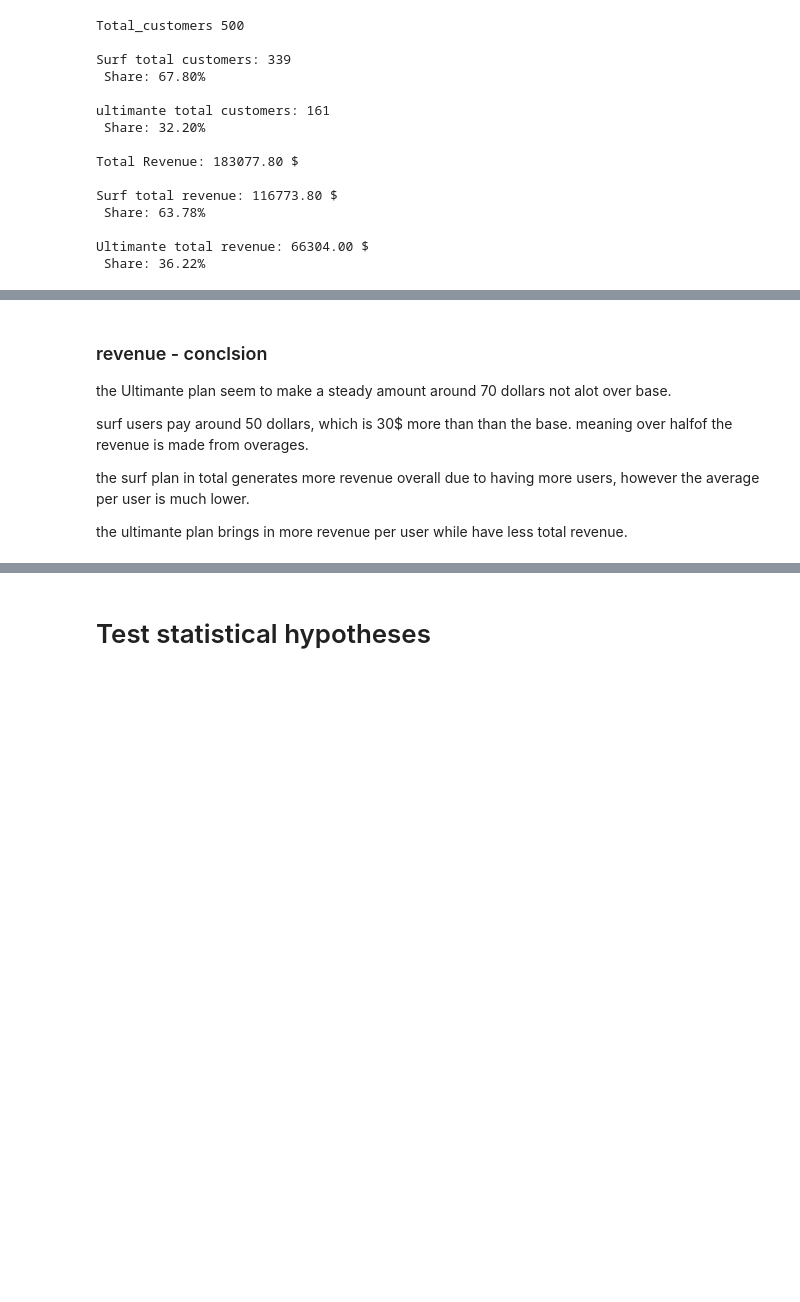
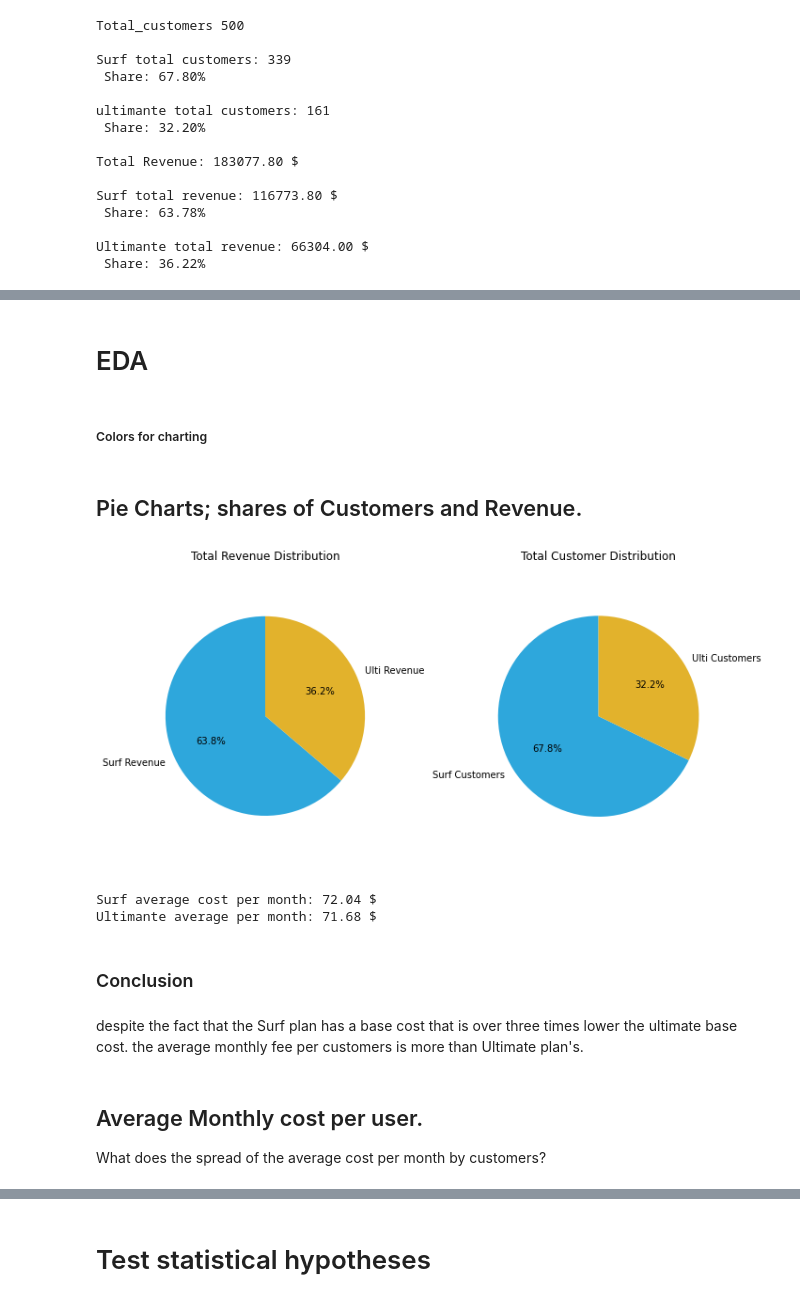
Before and after one commit to metanameEricRoss/MegaLines_Project, a Jupyter notebook: V1_MegaLines.ipynb, the cells around one changed output, grey strips where cells are left out. Saved outputs shown, nothing was run; the diff lists cells and outputs as text; code cells hidden in the pictures; blank space fills up the shorter version.

```diff
--- a/V1_MegaLines.ipynb
+++ b/V1_MegaLines.ipynb
@@ -736,10 +600,49 @@ total_rev_ult/total_rev_surf * 100
-# %% [markdown]
-### revenue - conclsion
-
-the Ultimante plan seem to make a steady amount around 70 dollars not alot over base.
-
-surf users pay around 50 dollars, which is 30$ more than than the base. meaning over halfof the revenue is made from overages.
-
-the surf plan in total generates more revenue overall due to having more users, however the average per user is much lower.
-
-the ultimante plan brings in more revenue per user while have less total revenue.
+# %% [markdown]
+# EDA
+# %% [markdown]
+##### Colors for charting
+# %%
+surf_color = '#2ea7dc'
+ulti_color = '#e2b22c'
+# %% [markdown]
+## Pie Charts; shares of Customers and Revenue.
+# %%
+fig, axes = plt.subplots(1, 2, figsize=(10, 5))  # Create a figure with 1 row and 2 columns
+
+# Revenue pie chart
+revenue_labels = ['Surf Revenue', 'Ulti Revenue']
+revenue_sizes = [surf_total_revenue, ulti_total_revenue]
+revenue_colors = [surf_color, ulti_color]
+
+axes[0].pie(revenue_sizes, labels=revenue_labels, colors=revenue_colors, autopct='%1.1f%%', startangle=90)
+axes[0].axis('equal')
+axes[0].set_title('Total Revenue Distribution')
+
+# Customer count pie chart
+customer_labels = ['Surf Customers', 'Ulti Customers']
+customer_sizes = [surf_total_customers, ulti_total_customers]
+customer_colors = [surf_color, ulti_color]
+
+axes[1].pie(customer_sizes, labels=customer_labels, colors=customer_colors, autopct='%1.1f%%', startangle=90)
+axes[1].axis('equal')
+axes[1].set_title('Total Customer Distribution')
+
+plt.tight_layout()  # Adjust the spacing between subplots
+fig.set_facecolor('white')
+plt.show()
+# %% [output]
+[figure, added]
+# %%
+print(f'Surf average cost per month: {stats_surf.monthly_cost.mean():.2f} $')
+print(f'Ultimante average per month: {stats_ulti.monthly_cost.mean()} $')
+# %% [output]
+Surf average cost per month: 72.04 $
+Ultimante average per month: 71.68 $
+# %% [markdown]
+### Conclusion
+# %% [markdown]
+despite the fact that the Surf plan has a base cost that is over three times lower the ultimate base cost. the average monthly fee per customers is more than Ultimate plan's.
+# %% [markdown]
+## Average Monthly cost per user.
+
+What does the spread of the average cost per month by customers?
```
Also changed, not shown: parts of 97 cells of this notebook, 1 other file.
